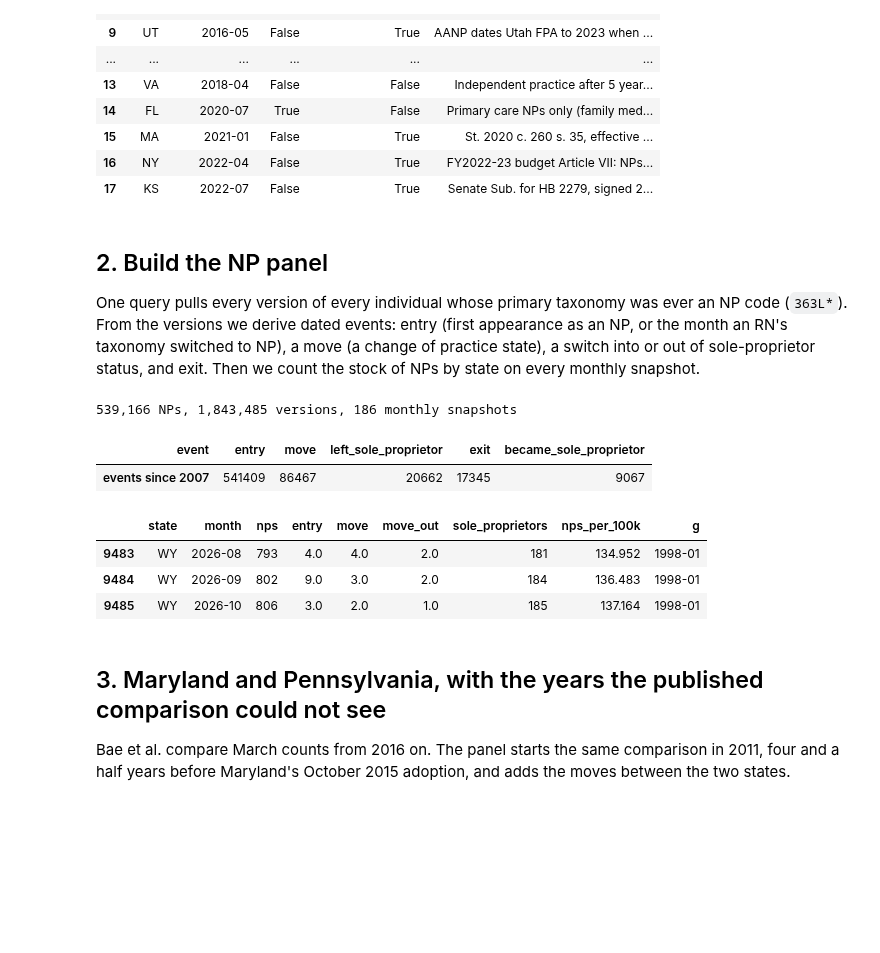
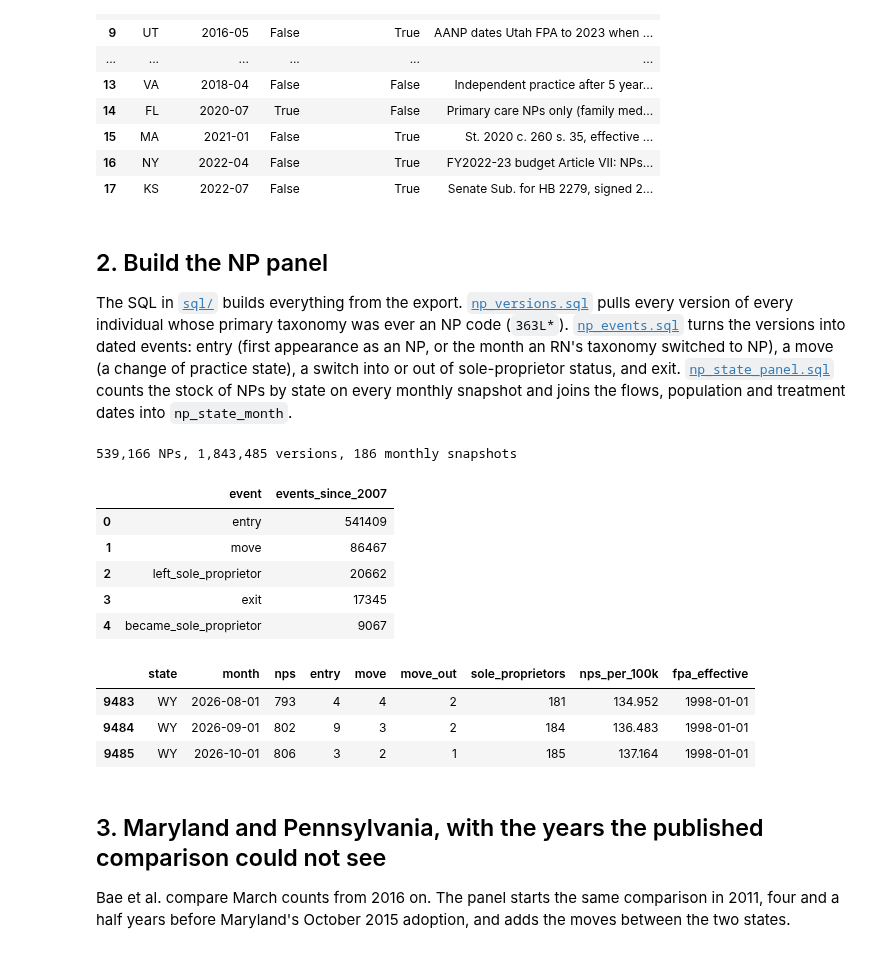
Before and after one commit to nathansutton/healthcare-ledger, a Jupyter notebook: research/np-full-practice-authority/np_full_practice_authority.ipynb, the cells around one changed output. Saved outputs shown, nothing was run; the diff lists cells and outputs as text; code cells hidden in the pictures; blank space fills up the shorter version.

```diff
--- a/notebooks/01_nurse_practitioners_full_practice_authority.ipynb
+++ b/research/np-full-practice-authority/np_full_practice_authority.ipynb
@@ -14,18 +14,20 @@ All three limits come from using NPPES as a snapshot. This notebook uses the mon
 
 The point of the notebook is the data, not a verdict. Read the estimates as what a researcher would get on day one, before the choices (regional controls, population weights, time-in-practice rules, anticipation) that a paper would have to make.
 # %%
-import sys, warnings
-sys.path.insert(0, ".")
+import warnings
 warnings.filterwarnings("ignore")
 import numpy as np, pandas as pd
 import matplotlib.pyplot as plt
 import pyfixest as pf
 from differences import ATTgt
-import nppes_nb as nb
+from pipeline import build
 
 pd.set_option("display.width", 160); pd.set_option("display.max_columns", 30); pd.set_option("display.precision", 3)
 plt.rcParams.update({"figure.figsize": (10, 4), "axes.spines.top": False, "axes.spines.right": False})
-con = nb.connect()
+
+# Run sql/*.sql against the export ($NPPES_EXPORT, or the repo's export/) into build/np_fpa.duckdb.
+# Every table queried below is made by one of those files; this notebook only estimates and plots.
+con = build()
 # %% [markdown]
 ## 1. When each state adopted FPA
 
@@ -58,48 +65,29 @@ window[["state", "fpa_effective", "partial", "aanp_full_practice", "note"]].assi
 # %% [markdown]
 ## 2. Build the NP panel
 
-One query pulls every version of every individual whose primary taxonomy was ever an NP code (`363L*`). From the versions we derive dated events: entry (first appearance as an NP, or the month an RN's taxonomy switched to NP), a move (a change of practice state), a switch into or out of sole-proprietor status, and exit. Then we count the stock of NPs by state on every monthly snapshot.
+The SQL in [`sql/`](sql/) builds everything from the export. [`np_versions.sql`](sql/np_versions.sql) pulls every version of every individual whose primary taxonomy was ever an NP code (`363L*`). [`np_events.sql`](sql/np_events.sql) turns the versions into dated events: entry (first appearance as an NP, or the month an RN's taxonomy switched to NP), a move (a change of practice state), a switch into or out of sole-proprietor status, and exit. [`np_state_panel.sql`](sql/np_state_panel.sql) counts the stock of NPs by state on every monthly snapshot and joins the flows, population and treatment dates into `np_state_month`.
 # %%
-versions = nb.np_versions(con)
-events = nb.np_events(versions)
-dates = nb.monthly_dates()                       # every monthly snapshot from April 2011
-stock = nb.np_stock_by_state_month(versions, dates)
-print(f"{versions.npi.nunique():,} NPs, {len(versions):,} versions, {len(dates)} monthly snapshots")
-events.event.value_counts().rename("events since 2007").to_frame().T
+print("{:,} NPs, {:,} versions, {} monthly snapshots".format(*con.sql("""
+SELECT (SELECT count(DISTINCT npi) FROM np_versions), (SELECT count(*) FROM np_versions), (SELECT count(*) FROM monthly_snapshots)
+""").fetchone()))
+con.sql("SELECT event, count(*) AS events_since_2007 FROM np_events GROUP BY event ORDER BY events_since_2007 DESC").df()
 # %% [output]
 539,166 NPs, 1,843,485 versions, 186 monthly snapshots
-| event | entry | move | left_sole_proprietor | exit | became_sole_proprietor |
-| events since 2007 | 541409 | 86467 | 20662 | 17345 | 9067 |
+|  | event | events_since_2007 |
+| 0 | entry | 541409 |
+| 1 | move | 86467 |
+| 2 | left_sole_proprietor | 20662 |
+| 3 | exit | 17345 |
+| 4 | became_sole_proprietor | 9067 |
 # %%
-# state-month panel: stock, flows, population, treatment timing
-stock["month"] = stock.as_of.dt.to_period("M")
-ev = events[events.state.isin(nb.STATES)].copy()
-ev["month"] = ev.date.dt.to_period("M")
-flows = ev.pivot_table(index=["state", "month"], columns="event", values="npi", aggfunc="size", fill_value=0)
-out = ev[ev.event == "move"].groupby(["from_state", "month"]).size().rename("move_out")
-out.index = out.index.set_names(["state", "month"])
-panel = (stock.set_index(["state", "month"]).join(flows, how="left").join(out, how="left").fillna(0).reset_index())
-panel["year"] = panel.month.dt.year
-panel = panel.merge(nb.state_population(), on=["state", "year"], how="left").merge(
-    fpa[["state", "fpa_effective", "coding", "partial", "aanp_full_practice"]], on="state")
-assert panel.population.notna().all(), "a snapshot year has no population row"
-panel["nps_per_100k"] = panel.nps / panel.population * 1e5
-panel["log_nps_per_100k"] = np.log(panel.nps_per_100k)
-panel["entry_rate"] = panel.entry / panel.nps * 1000          # per 1,000 NPs in the state that month
-panel["in_rate"] = panel.move / panel.nps * 1000
-panel["out_rate"] = panel.move_out / panel.nps * 1000
-panel["sp_share"] = panel.sole_proprietors / panel.nps
-T0 = pd.Period("2011-04", "M")
-panel["t"] = (panel.month - T0).apply(lambda x: x.n)
-panel["g"] = panel.fpa_effective.dt.to_period("M")
-panel["g_t"] = panel.g.apply(lambda x: (x - T0).n if pd.notna(x) else np.nan)
-panel = panel.sort_values(["state", "month"]).reset_index(drop=True)
-panel[["state", "month", "nps", "entry", "move", "move_out", "sole_proprietors", "nps_per_100k", "g"]].tail(3)
+# the state-month panel: stock, flows, population, treatment timing (t and g are months since April 2011)
+panel = con.table("np_state_month").df()
+panel[["state", "month", "nps", "entry", "move", "move_out", "sole_proprietors", "nps_per_100k", "fpa_effective"]].tail(3)
 # %% [output]
-|  | state | month | nps | entry | move | move_out | sole_proprietors | nps_per_100k | g |
-| 9483 | WY | 2026-08 | 793 | 4.0 | 4.0 | 2.0 | 181 | 134.952 | 1998-01 |
-| 9484 | WY | 2026-09 | 802 | 9.0 | 3.0 | 2.0 | 184 | 136.483 | 1998-01 |
-| 9485 | WY | 2026-10 | 806 | 3.0 | 2.0 | 1.0 | 185 | 137.164 | 1998-01 |
+|  | state | month | nps | entry | move | move_out | sole_proprietors | nps_per_100k | fpa_effective |
+| 9483 | WY | 2026-08-01 | 793 | 4 | 4 | 2 | 181 | 134.952 | 1998-01-01 |
+| 9484 | WY | 2026-09-01 | 802 | 9 | 3 | 2 | 184 | 136.483 | 1998-01-01 |
+| 9485 | WY | 2026-10-01 | 806 | 3 | 2 | 1 | 185 | 137.164 | 1998-01-01 |
 # %% [markdown]
 ## 3. Maryland and Pennsylvania, with the years the published comparison could not see
 
```
Also changed, not shown: parts of 13 cells of this notebook, 27 other files.
